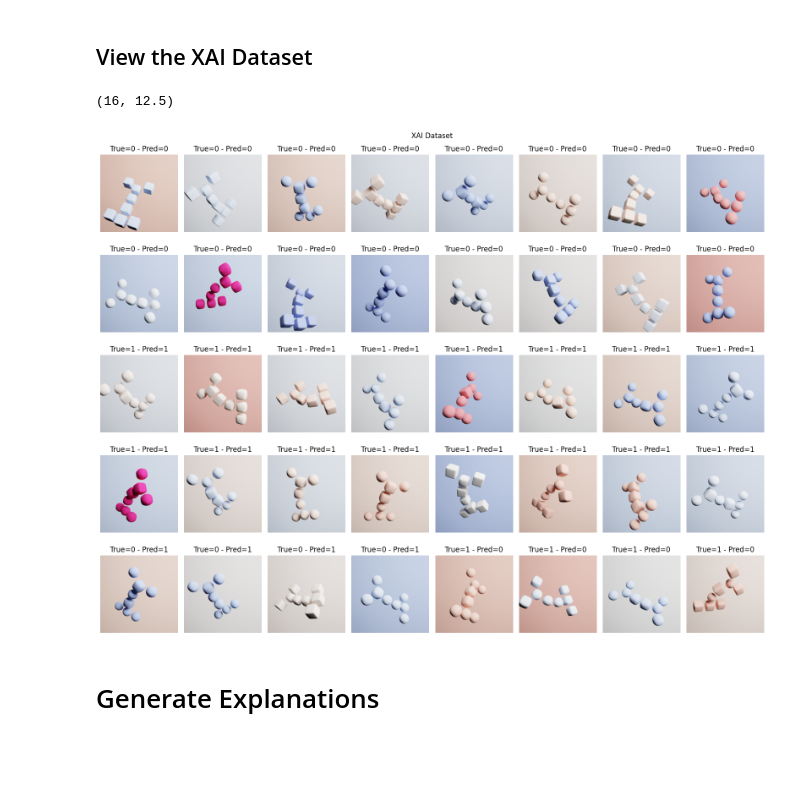
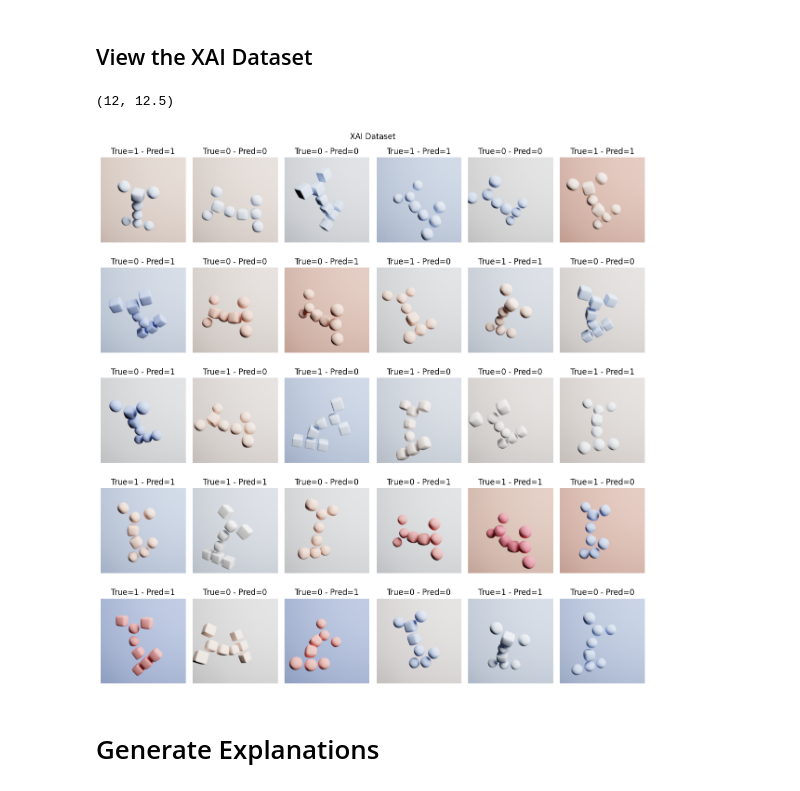
Before and after one commit to davidsjohnson/blockies-xai, a Jupyter notebook: Concept_based_xai_final.ipynb, the cells around one changed output. Saved outputs shown, nothing was run; the diff lists cells and outputs as text; code cells hidden in the pictures; blank space fills up the shorter version.

Commit message:
Updates XAI Notebooks for new dataset

```diff
--- a/Concept_based_xai_final.ipynb
+++ b/Concept_based_xai_final.ipynb
@@ -136,14 +126,15 @@ def convert_string_list_to_list(df, column_name):
 # download the subset of the Blockies data used for the concept-based XAI study
 # includes the study dataset which is the main focus of the study and a tutorial dataset
 # used for a brief practice phase before the main study
-data_zip = 'https://uni-bielefeld.sciebo.de/s/MlRrDyzD0GKOK67/download'
+data_zip = 'https://www.hcxai-group.de/share/study_samples.zip'
 zip_name = 'study_samples'
 
 data_dir = download_file(url=data_zip,
                           file_name=f"{zip_name}.zip",
-                          cache_dir='data', # change this if not using Colab
+                          cache_dir='data/study_samples', # change this if not using Colab
                           extract=True,
                           force_download=False,
                           archive_folder=zip_name)
+data_dir = data_dir.parent
 data_dir
 # %% [output]
@@ -427,10 +405,10 @@ def display_images(df, n_rows, n_cols, img_dir, title, random_state=0):
   fig.suptitle(title)
   fig.tight_layout()
 # %%
-display_images(study_df, 5, 8, main_dir, f'XAI Dataset', random_state=0)
+display_images(study_df, 5, 6, main_dir, f'XAI Dataset', random_state=0)
 # %% [output]
-(16, 12.5)
+(12, 12.5)
-[figure, old version]
+[figure, new version]
 # %% [markdown]
 # Generate Explanations
 # %%
```
Also changed, not shown: parts of 26 cells of this notebook, 4 other files.
